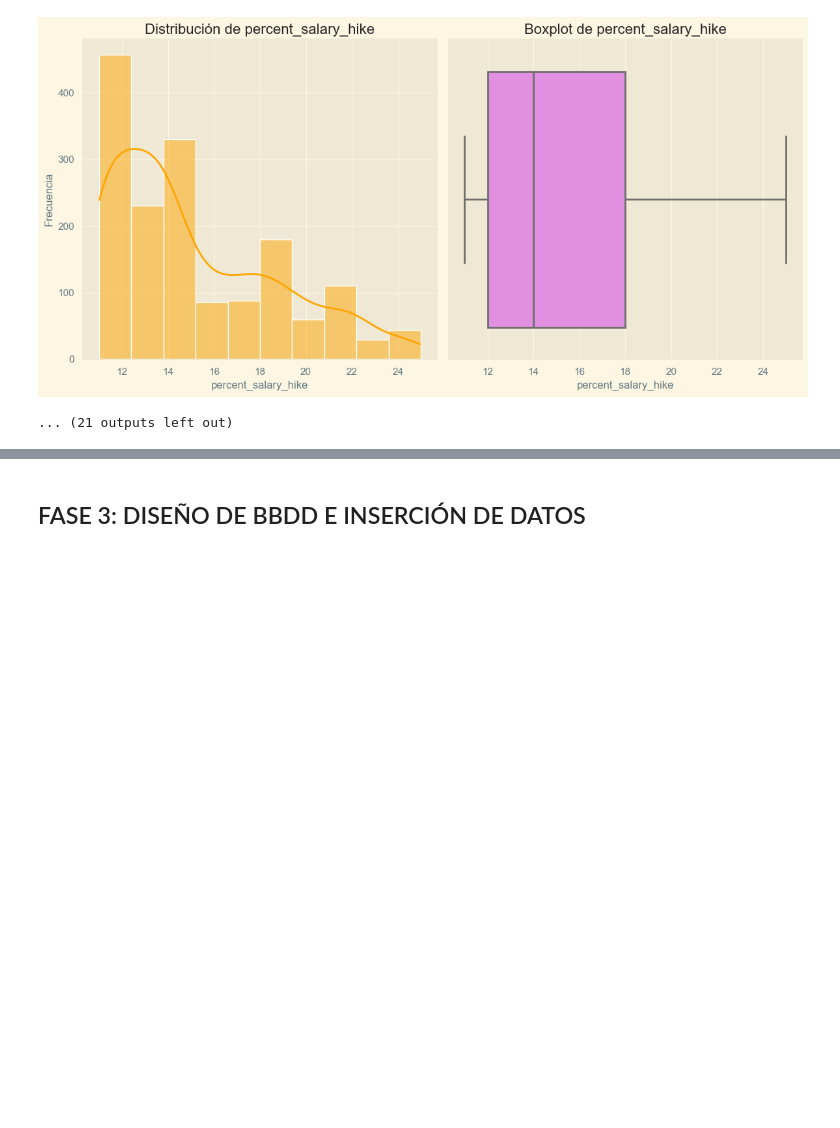
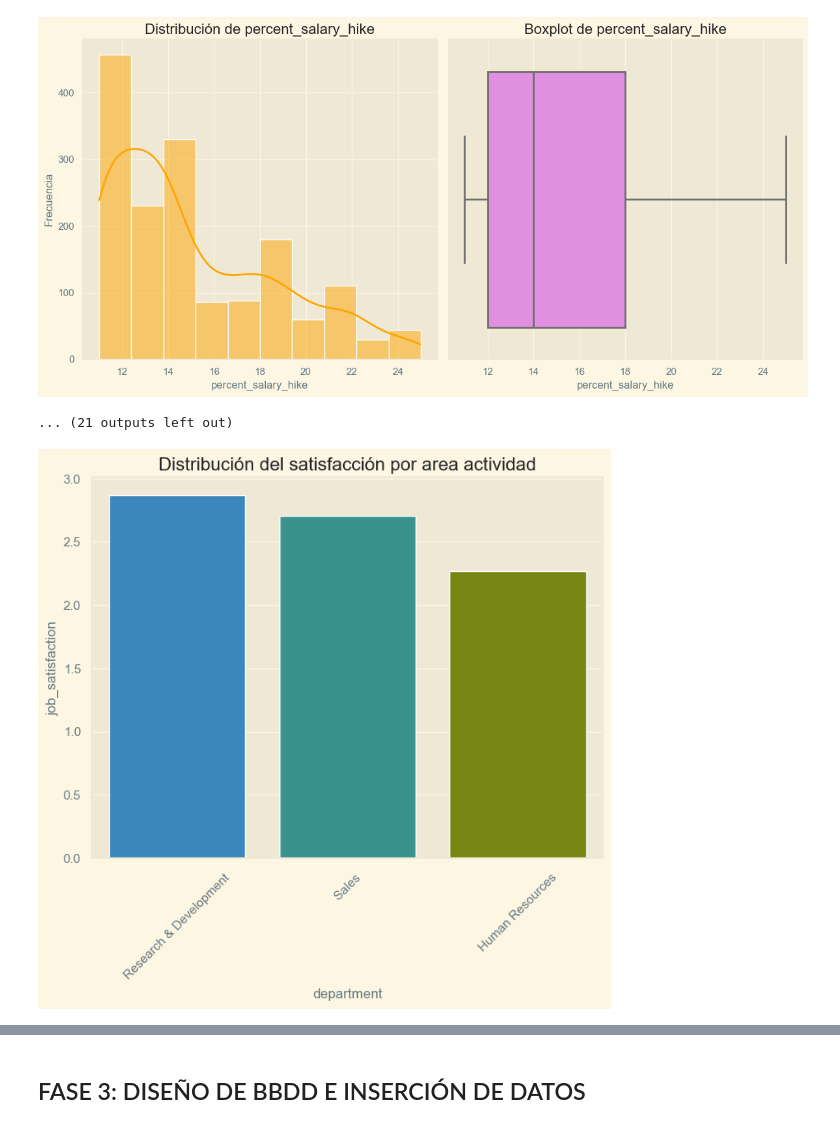
Before and after one commit to Adalab/proyecto-da_c_modulo3_team_4, a Jupyter notebook: ejercicio_proyecto.ipynb, the cells around one changed output, grey strips where cells are left out. Drawn from its saved outputs; the diff is of its cells as text; code cells hidden in the pictures; blank space fills up the shorter version.

```diff
--- a/ejercicio_proyecto.ipynb
+++ b/ejercicio_proyecto.ipynb
@@ -521,3 +521,13 @@ visualizar_estadisticas(estadisticas)
 [figure]
 [figure]
 ... (21 outputs left out)
+# %%
+# Boxplot: Visualizando la distribución
+# Distribución de la satisfacción laboral por departamento
+plt.figure(figsize=(8, 6))
+sns.barplot(x='department', y='job_satisfaction', data=df_raw,ci= None, estimator='mean')
+plt.title('Distribución del satisfacción por area actividad')
+plt.xticks(rotation=45)
+plt.show()
+# %% [output]
+[figure, added]
```
Also changed, not shown: parts of 4 cells of this notebook, 1 other file.
